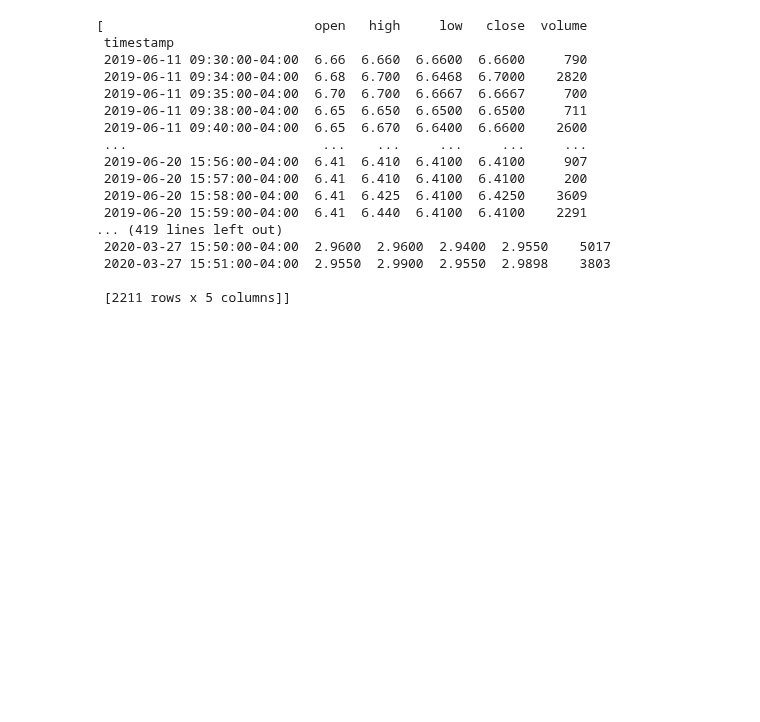
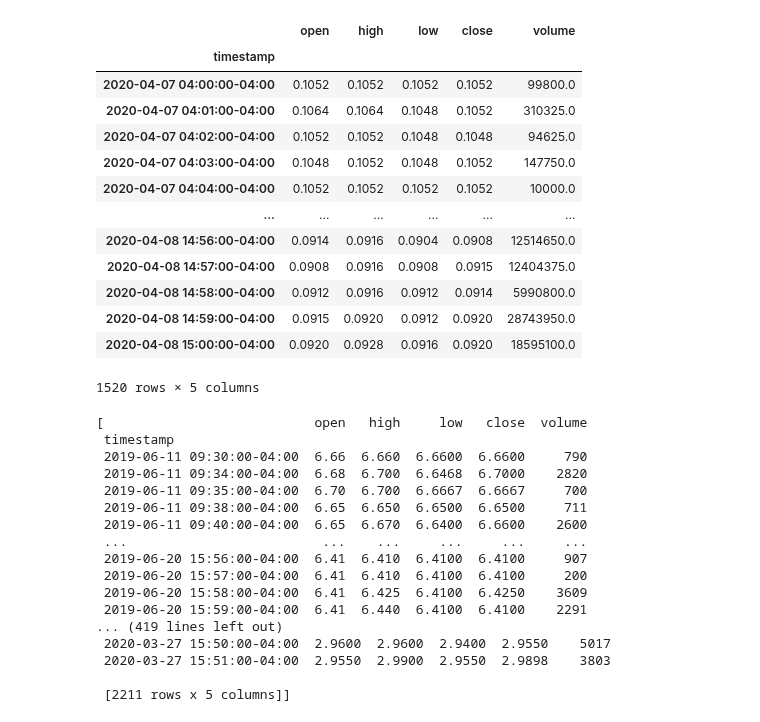
Before and after one commit to amor71/LiuAlgoTrader, a Jupyter notebook: macd buy signal.ipynb, the cells around one changed output. Drawn from its saved outputs; the diff is of its cells as text; code cells hidden in the pictures; blank space fills up the shorter version.

```diff
--- a/macd buy signal.ipynb
+++ b/macd buy signal.ipynb
@@ -19,6 +19,26 @@ api = tradeapi.REST(
 )
 # %%
 session = requests.session()
+# %%
+minute_history = api.polygon.historic_agg_v2(
+    'UCO', 1, 'minute', _from = date.today() - timedelta(days=1) , to=date.today() + timedelta(days=1)).df
+# %%
+minute_history
+# %% [output]
+|  | open | high | low | close | volume |
+| timestamp |  |  |  |  |  |
+| 2020-04-07 04:00:00-04:00 | 0.1052 | 0.1052 | 0.1052 | 0.1052 | 99800.0 |
+| 2020-04-07 04:01:00-04:00 | 0.1064 | 0.1064 | 0.1048 | 0.1052 | 310325.0 |
+| 2020-04-07 04:02:00-04:00 | 0.1052 | 0.1052 | 0.1048 | 0.1048 | 94625.0 |
+| 2020-04-07 04:03:00-04:00 | 0.1048 | 0.1052 | 0.1048 | 0.1052 | 147750.0 |
+| 2020-04-07 04:04:00-04:00 | 0.1052 | 0.1052 | 0.1052 | 0.1052 | 10000.0 |
+| ... | ... | ... | ... | ... | ... |
+| 2020-04-08 14:56:00-04:00 | 0.0914 | 0.0916 | 0.0904 | 0.0908 | 12514650.0 |
+| 2020-04-08 14:57:00-04:00 | 0.0908 | 0.0916 | 0.0908 | 0.0915 | 12404375.0 |
+| 2020-04-08 14:58:00-04:00 | 0.0912 | 0.0916 | 0.0912 | 0.0914 | 5990800.0 |
+| 2020-04-08 14:59:00-04:00 | 0.0915 | 0.0920 | 0.0912 | 0.0920 | 28743950.0 |
+| 2020-04-08 15:00:00-04:00 | 0.0920 | 0.0928 | 0.0916 | 0.0920 | 18595100.0 |
+1520 rows × 5 columns
 # %%
 minute_history = []
 
```
Also changed, not shown: 2 other files.
